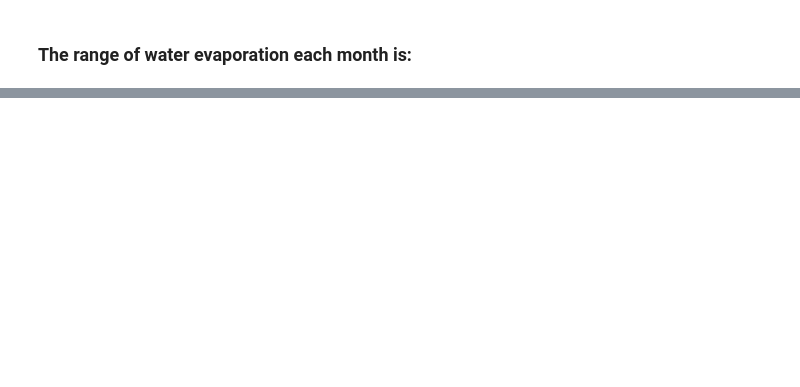
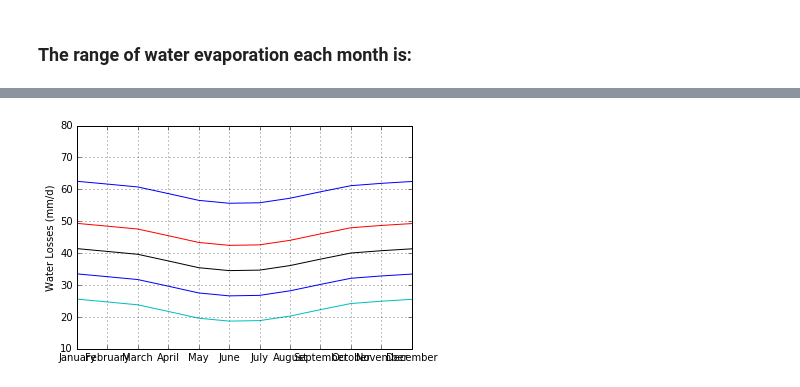
Before and after one commit to IFuentesSR/ET, a Jupyter notebook: ET0.ipynb, the cells around one changed output, grey strips where cells are left out. Drawn from its saved outputs; the diff is of its cells as text; code cells hidden in the pictures; blank space fills up the shorter version.

Commit message:
Created new plots at the end of the file, where soil infiltration data was imported

```diff
--- a/ET0.ipynb
+++ b/ET0.ipynb
@@ -692,0 +695,29 @@ list(clean.columns.values) #returns the column names in clean datadrame
+# %%
+from Infiltration import inf_list, text
+inf_dictionary=dict(zip(text, inf_list))#creates a dictionary from two lists
+
+Water_evap_mean=np.mean(water_evap)#mean of evaporation values obtained
+water_evap_dict=dict(Water_evap_mean)#create dictionary with the mean evaporation
+
+Losses=pd.Series(water_evap_dict)#create a panda Series
+losses_new=pd.DataFrame(Losses)#convert the series to Dataframe
+losses_new.columns=['Evaporation']#add column to dataframe
+
+
+for c in inf_dictionary:
+    losses_new[c]= inf_dictionary[c]+losses_new['Evaporation']
+
+losses_new=losses_new.reindex(index=['January','February','March','April','May','June','July','August','September','October','November','December'])
+
+xep=np.array(range(1,13)) #define a range of values to stick at the x (strings)
+plt.xticks(xep, losses_new.index) #sticks string to numbers in the x axis to plot,
+
+for i in losses_new[2:16]:
+    plt.plot(xep,losses_new[i])
+
+plt.grid(which='both')
+pylab.ylim(10,80)#I use this limit just in order to appreciate the differences because the upper values are too high
+plt.ylabel('Water Losses (mm/d)')
+plt.show()
+# %% [output]
+[figure, added]
```
Also changed, not shown: parts of 9 cells of this notebook, 1 other file.
